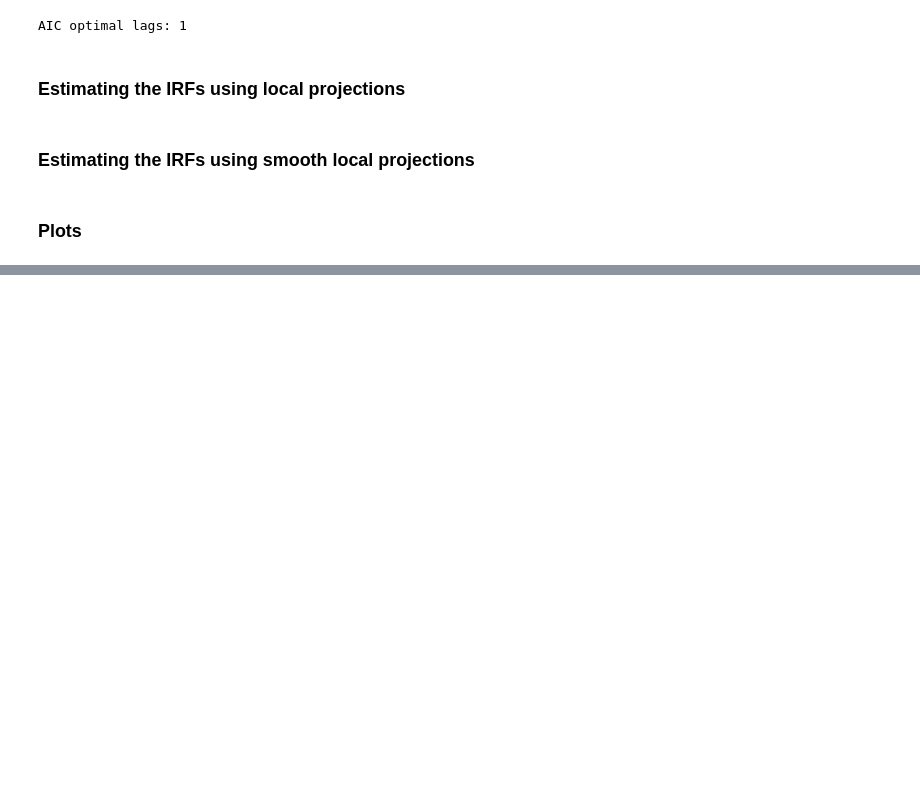
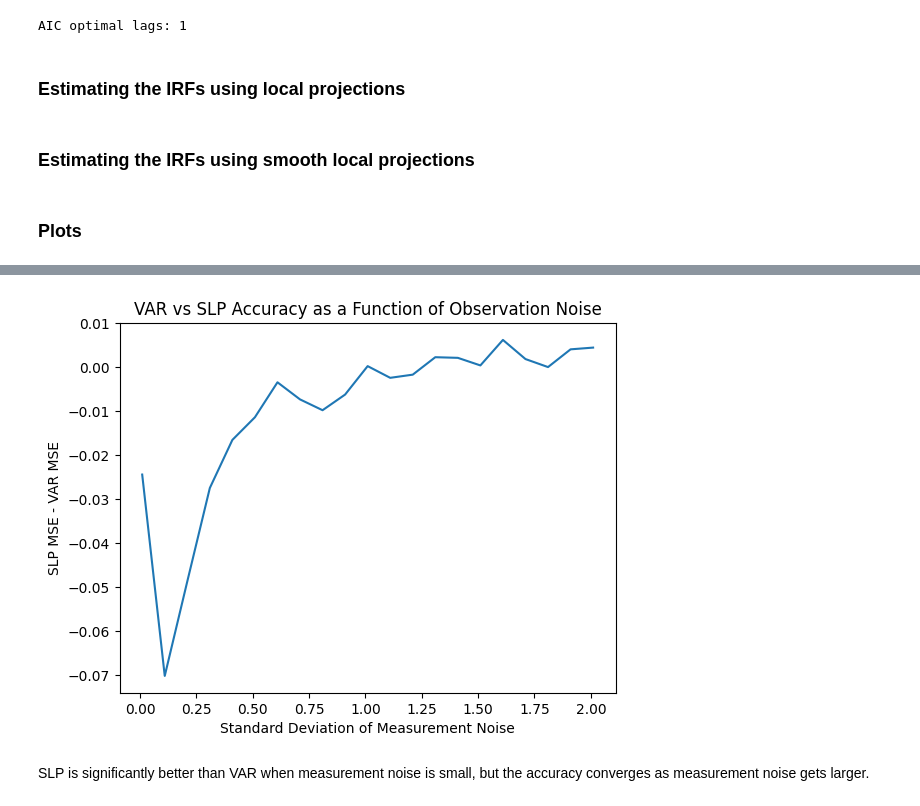
Before and after one commit to matt-dot-k/econ-622-project, a Jupyter notebook: example_notebooks/simple_RBC.ipynb, the cells around one changed output, grey strips where cells are left out. Saved outputs shown, nothing was run; the diff lists cells and outputs as text; code cells hidden in the pictures; blank space fills up the shorter version.

Commit message:
Fixing bugs and adding comparison as function of measurement noise

```diff
--- a/example_notebooks/simple_RBC.ipynb
+++ b/example_notebooks/simple_RBC.ipynb
@@ -132,13 +132,13 @@ AIC optimal lags: 1
 ### Estimating the IRFs using local projections
 # %%
 # estimating IRF using LPs on observed data
-LP_model = SmoothLocalProjections(observed_data, "Technology", None, True, 2, q) # same lags as VAR
+LP_model = SmoothLocalProjections(observed_data, "Technology", None, True, opt_lags, q) # same lags as VAR
 LP = pd.DataFrame(LP_model.LP().beta)
 # %% [markdown]
 ### Estimating the IRFs using smooth local projections
 # %%
 # estimating IRF using SLPs on observed data
-SLP_model = SmoothLocalProjections(observed_data, "Technology", None, True, 2, q) # same lags as VAR
+SLP_model = SmoothLocalProjections(observed_data, "Technology", None, True, opt_lags, q)
 SLP = pd.DataFrame(SLP_model.SLP().beta)
 # %% [markdown]
 ### Plots
@@ -158,10 +157,10 @@ One way of comparing the different estimates is by measuring the mean squared er
 # %%
 # Calculating the average mean squared error (MSE) over 50 simulations
-var_MSE = np.zeros(50)
-LP_MSE = var_MSE.copy()
-SLP_MSE = var_MSE.copy()
+var_MSE = np.zeros(100)
+LP_MSE = np.zeros(100)
+SLP_MSE = np.zeros(100)
 
-for i in range(50):
+for i in range(100):
     observed_data = gen_macro_ts(beta, alpha, rho, sigma_z, sigma_obs, T)
     true_irf = gen_irf(beta, alpha, rho, q)
 
@@ -183,7 +182,7 @@ avg_var_MSE = np.mean(var_MSE)
 avg_LP_MSE = np.mean(LP_MSE)
 avg_SLP_MSE = np.mean(SLP_MSE)
 
-print(f"Average MSE of VAR IRFs over 50 simulations: {avg_var_MSE:.5f}")
-print(f"Average MSE of LP IRFs over 50 simulations: {avg_LP_MSE:.5f}")
-print(f"Average MSE of SLP IRFs over 50 simulations: {avg_SLP_MSE:.5f}")
+print(f"Average MSE of VAR IRFs over 100 simulations: {avg_var_MSE:.5f}")
+print(f"Average MSE of LP IRFs over 100 simulations: {avg_LP_MSE:.5f}")
+print(f"Average MSE of SLP IRFs over 100 simulations: {avg_SLP_MSE:.5f}")
 # %% [output]
@@ -192,0 +196,38 @@ Average MSE of SLP IRFs over 50 simulations: 0.02947
+# %%
+# Evaluating how the difference in MSE changes with observation noise
+MSE_diff = np.zeros((21,2))
+
+for i in range(21):
+    var_MSE = np.zeros(100)
+    SLP_MSE = np.zeros(100)
+    j = 0
+
+    for j in range(100):
+        observed_data = gen_macro_ts(beta, alpha, rho, sigma_z, (10*i+1)/100, T) # sigma_obs from 0.01 to 2.01
+        true_irf = gen_irf(beta, alpha, rho, q)
+
+        model = VAR(observed_data)
+        results = model.fit(1)
+        irfs = results.irf(periods=q).irfs
+        var = pd.DataFrame(irfs[:,:,2])
+
+        SLP_model = SmoothLocalProjections(observed_data, "Technology", None, True, 1, q)
+        SLP = pd.DataFrame(SLP_model.SLP().beta)
+
+        var_MSE[j] = np.mean((true_irf.values - var.values)**2)
+        SLP_MSE[j] = np.mean((true_irf.values - SLP.values)**2)
+
+    MSE_diff[i,0] = np.mean(SLP_MSE) - np.mean(var_MSE)
+    MSE_diff[i,1] = (10*i+1)/100
+
+MSE_diff = pd.DataFrame(MSE_diff)
+
+plt.plot(MSE_diff[1], MSE_diff[0])
+plt.xlabel("Standard Deviation of Measurement Noise")
+plt.ylabel("SLP MSE - VAR MSE")
+plt.title("VAR vs SLP Accuracy as a Function of Observation Noise")
+plt.show()
+# %% [output]
+[figure, added]
+# %% [markdown]
+SLP is significantly better than VAR when measurement noise is small, but the accuracy converges as measurement noise gets larger.
```
Also changed, not shown: parts of 6 cells of this notebook, 2 other files.
